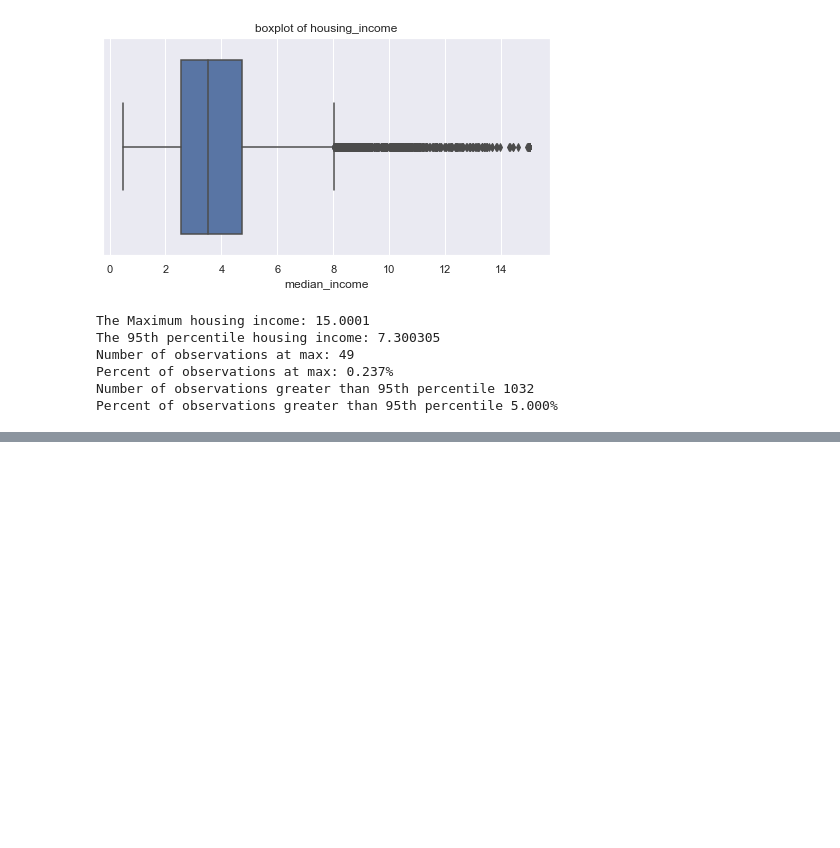
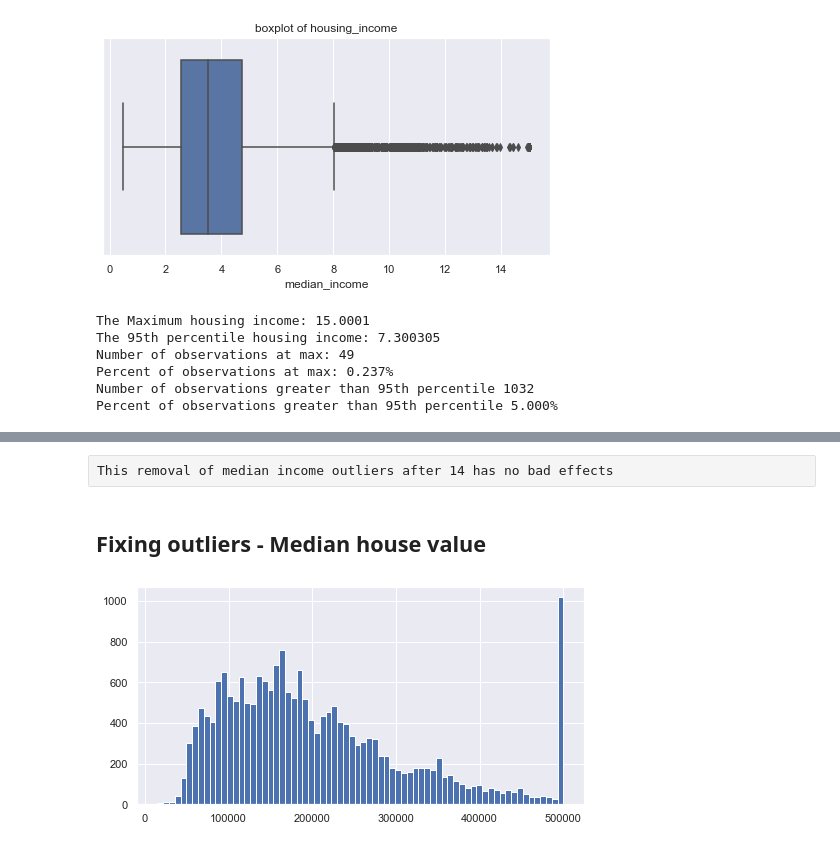
Before and after one commit to jerrold110/California-housing-price-regression, a Jupyter notebook: Data understanding II.ipynb, the cells around one changed output, grey strips where cells are left out. Cells and saved outputs as stored; diff of their text form; code cells hidden in the pictures; blank space fills up the shorter version.

```diff
--- a/Data understanding II.ipynb
+++ b/Data understanding II.ipynb
@@ -222,0 +375,9 @@ Percent of observations greater than 10 1.492%
+# %% [raw]
+This removal of median income outliers after 14 has no bad effects
+# %% [markdown]
+## Fixing outliers - Median house value
+# %%
+housing_filled['median_house_value'].hist(bins=70)
+plt.show()
+# %% [output]
+[figure, added]
```
Also changed, not shown: parts of 69 cells of this notebook, 5 other files.
